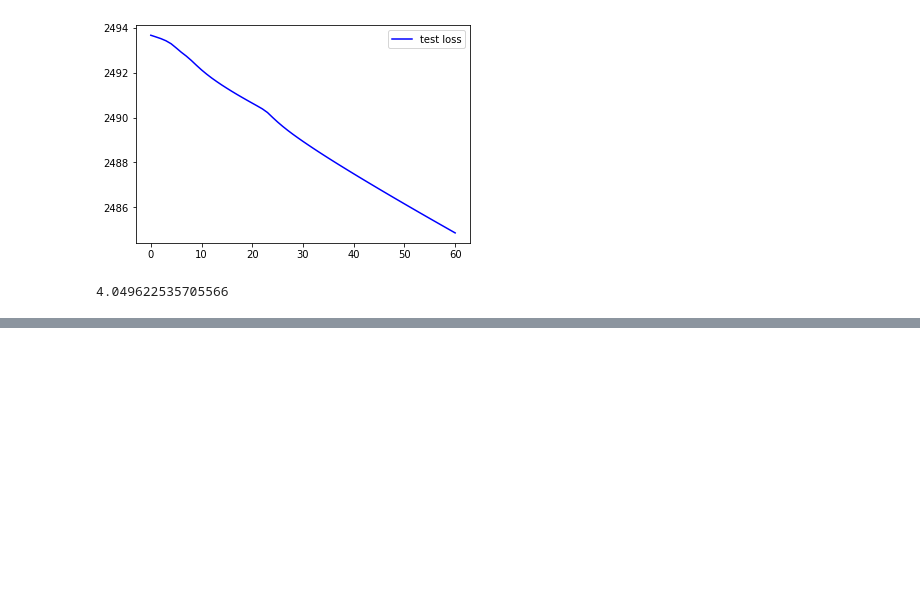
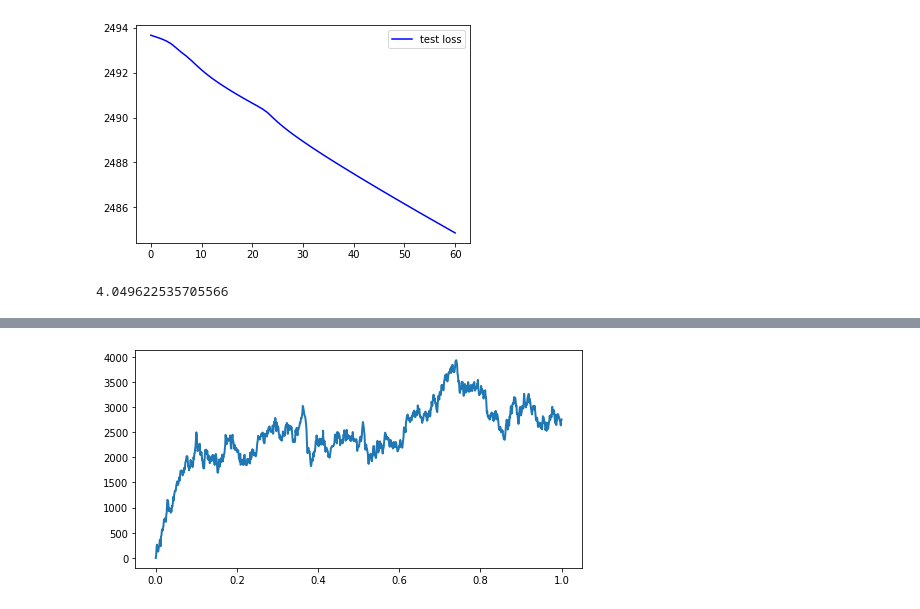
Before and after one commit to NickThe1/kbtu-data-visualization, a Jupyter notebook: probability-cone/python/reserch/market_analysis.ipynb, the cells around one changed output, grey strips where cells are left out. Saved outputs shown, nothing was run; the diff lists cells and outputs as text; code cells hidden in the pictures; blank space fills up the shorter version.

```diff
--- a/probability-cone/python/reserch/market_analysis.ipynb
+++ b/probability-cone/python/reserch/market_analysis.ipynb
@@ -620,0 +650,18 @@ out.item()
+# %%
+dt = .001  # Time step.
+T = 1.  # Total time.
+n = int(T / dt)  # Number of time steps.
+t = np.linspace(0., T, n)  # Vector of times.
+# %%
+sigma_bis = sigma * np.sqrt(2. / tau)
+sqrtdt = np.sqrt(dt)
+# %%
+x = np.zeros(n)
+# %%
+for i in range(n - 1):
+    x[i + 1] = x[i] + dt * (-(x[i] - mu) / tau) + sigma_bis * sqrtdt * np.random.randn()
+# %%
+fig, ax = plt.subplots(1, 1, figsize=(8, 4))
+ax.plot(t, x, lw=2);
+# %% [output]
+[figure, added]
```
Also changed, not shown: parts of 6 cells of this notebook.
